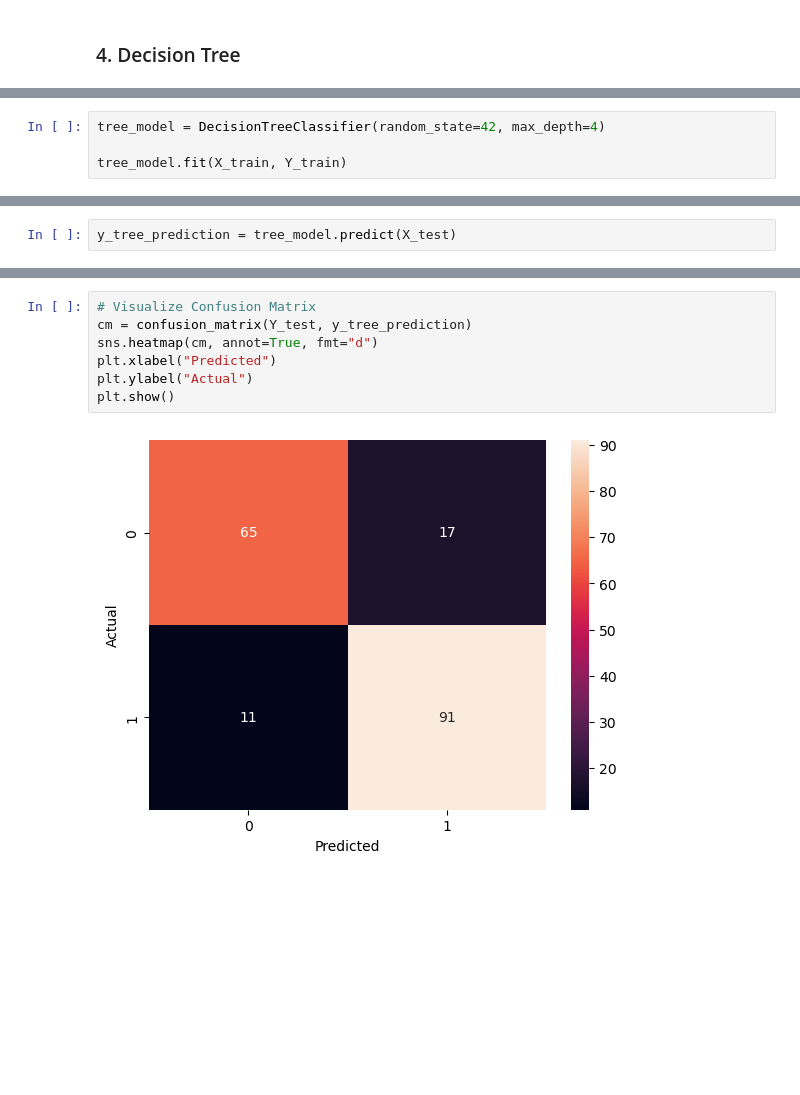
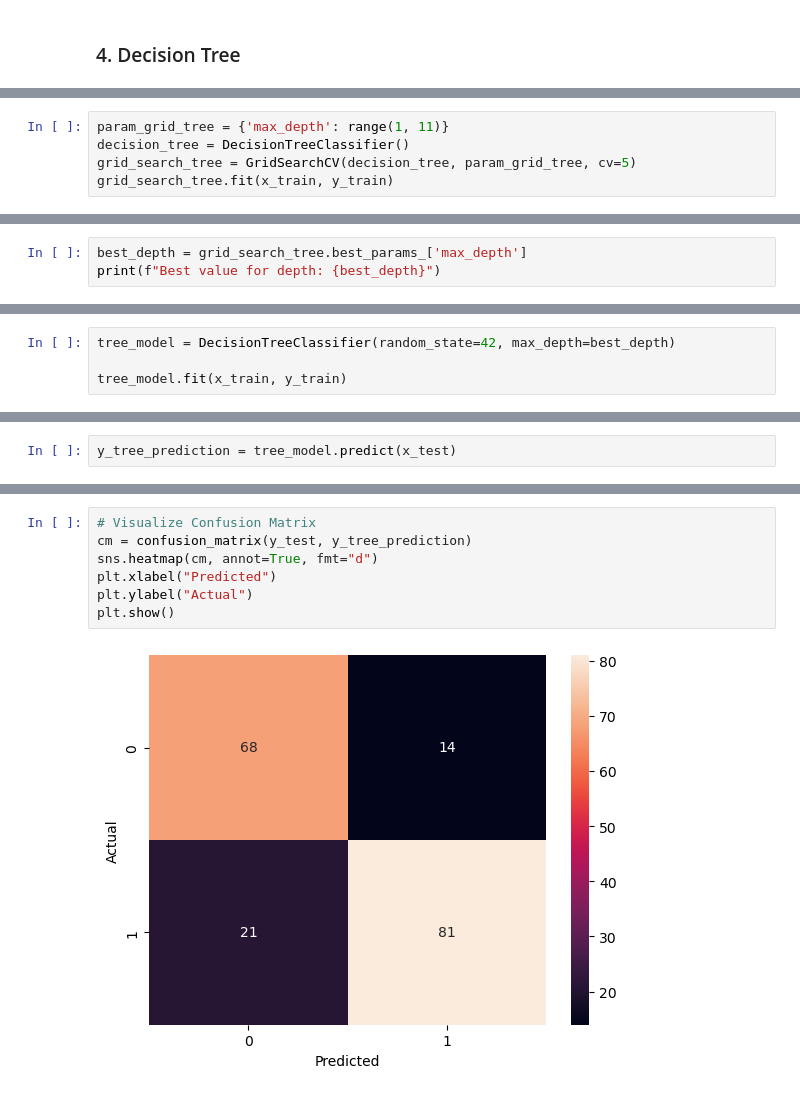
Before and after one commit to hamdynayel11-sudo/Heart-Disease-Prediction-Using-Machine-Learning, a Jupyter notebook: Heart Disease Prediction Using Machine Learning.ipynb, the cells around one changed output, grey strips where cells are left out. Cells and saved outputs as stored; diff of their text form; blank space fills up the shorter version.

Commit message:
Update heart disease prediction model

```diff
--- a/Heart Disease Prediction Using Machine Learning.ipynb
+++ b/Heart Disease Prediction Using Machine Learning.ipynb
@@ -566,0 +555,5 @@ X_train, X_test, Y_train, Y_test = train_test_split(X_tree, y_tree, test_size =
+# %%
+param_grid_tree = {'max_depth': range(1, 11)}
+decision_tree = DecisionTreeClassifier()
+grid_search_tree = GridSearchCV(decision_tree, param_grid_tree, cv=5)
+grid_search_tree.fit(x_train, y_train)
@@ -566,0 +563,3 @@ X_train, X_test, Y_train, Y_test = train_test_split(X_tree, y_tree, test_size =
+# %%
+best_depth = grid_search_tree.best_params_['max_depth']
+print(f"Best value for depth: {best_depth}")
@@ -567,5 +568,5 @@ X_train, X_test, Y_train, Y_test = train_test_split(X_tree, y_tree, test_size =
 # %%
-tree_model = DecisionTreeClassifier(random_state=42, max_depth=4)
+tree_model = DecisionTreeClassifier(random_state=42, max_depth=best_depth)
 
-tree_model.fit(X_train, Y_train)
+tree_model.fit(x_train, y_train)
 # %% [output]
@@ -573,4 +574,4 @@ DecisionTreeClassifier(max_depth=4, random_state=42)
 # %%
-y_tree_prediction = tree_model.predict(X_test)
+y_tree_prediction = tree_model.predict(x_test)
 # %%
 # Predictions on training data
@@ -633,11 +634,11 @@ weighted avg       0.85      0.85      0.85       184
 # %%
 # Visualize Confusion Matrix
-cm = confusion_matrix(Y_test, y_tree_prediction)
+cm = confusion_matrix(y_test, y_tree_prediction)
 sns.heatmap(cm, annot=True, fmt="d")
 plt.xlabel("Predicted")
 plt.ylabel("Actual")
 plt.show()
 # %% [output]
-[figure, old version]
+[figure, new version]
 # %%
 # ROC Curve and AUC Score
```
Also changed, not shown: parts of 32 cells of this notebook, 1 other file.
